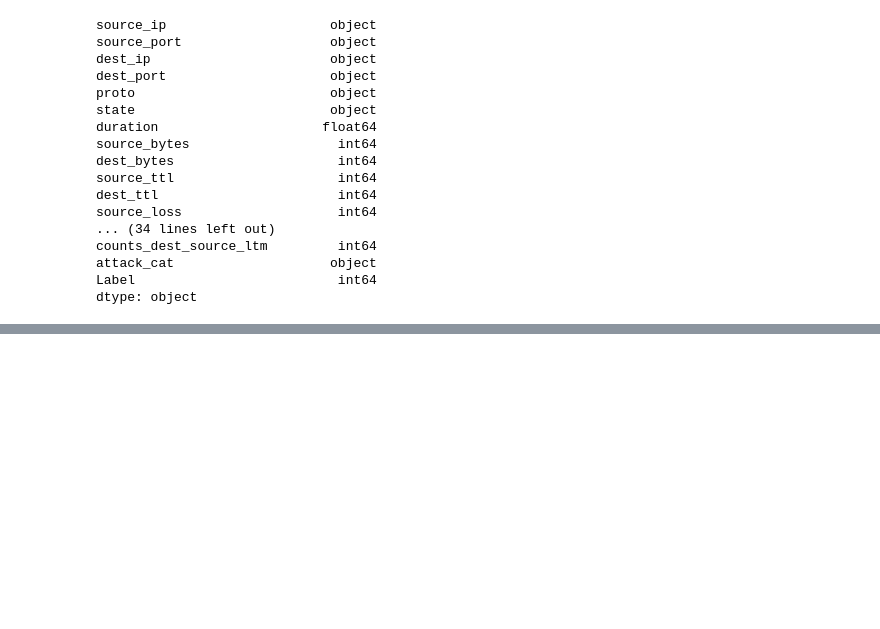
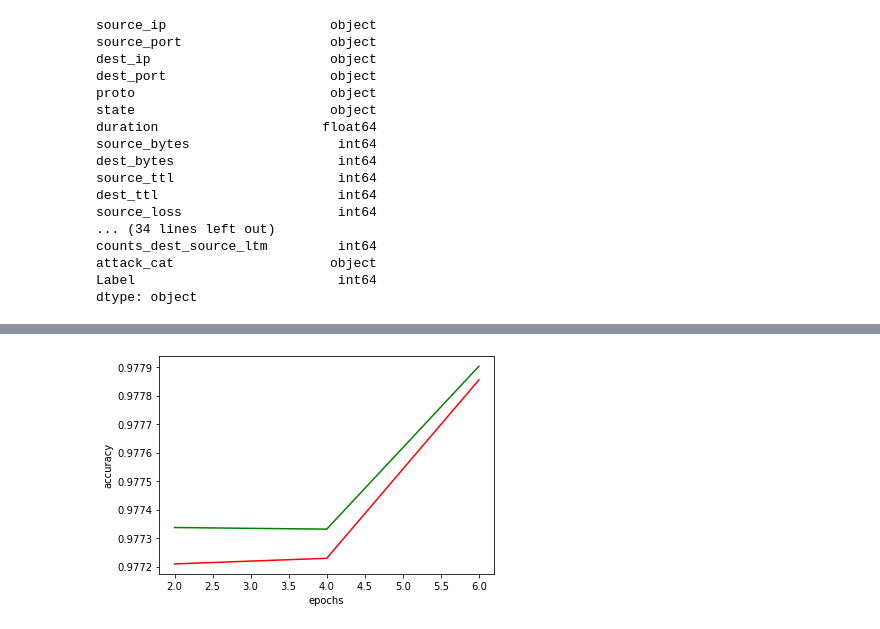
Before and after one commit to gabejg/DST-Assessment-04, a Jupyter notebook: Gabriel Grant/Assessment 04 V2.ipynb, the cells around one changed output, grey strips where cells are left out. Drawn from its saved outputs; the diff is of its cells as text; code cells hidden in the pictures; blank space fills up the shorter version.

```diff
--- a/Gabriel Grant/Assessment 04 V2.ipynb
+++ b/Gabriel Grant/Assessment 04 V2.ipynb
@@ -485,0 +574,2 @@ df['attack_cat_int'] = df['attack_cat'].map(ac_dict)
+# %%
+X_train, X_test, Y_train, Y_test = train_test_split(X_scaled, Y, test_size = 0.1, random_state = 10)
@@ -485,0 +620,5 @@ df['attack_cat_int'] = df['attack_cat'].map(ac_dict)
+# %%
+model = Sequential()
+model.add(Dense(24, input_dim=X_train.shape[1], activation='elu'))
+model.add(Dense(10, activation='softmax'))
+model.compile(loss=keras.losses.SparseCategoricalCrossentropy(), optimizer='adam', metrics=['accuracy'])
@@ -485,0 +640,29 @@ df['attack_cat_int'] = df['attack_cat'].map(ac_dict)
+# %%
+def compile_fit(model, max_epochs, step_size):
+
+    model.compile(loss=keras.losses.SparseCategoricalCrossentropy(), optimizer='adam', metrics=['accuracy'])
+
+    model.summary()
+
+    epochs_list=list()
+    trainacc=list()
+    testacc=list()
+
+    epochs = 0
+
+    for i in range(0, int(max_epochs / step_size)):
+
+        print("epoch : " + str(epochs))
+
+        model.fit(X_train, Y_train, epochs=step_size, batch_size=256, validation_data=(X_test, Y_test))
+        trainscores = model.evaluate(X_train, Y_train)
+        testscores = model.evaluate(X_test, Y_test)
+
+        trainacc.append(trainscores[1])
+        testacc.append(testscores[1])
+        epochs = epochs + step_size
+        epochs_list.append(epochs)
+
+    return epochs_list, trainacc, testacc
+# %%
+epochs, trainacc, testacc = compile_fit(model, 6,2)
@@ -485,0 +687,8 @@ df['attack_cat_int'] = df['attack_cat'].map(ac_dict)
+# %%
+plt.plot(epochs, trainacc, color = 'g', label='training accuracy')
+plt.plot(epochs, testacc, color = 'r', label='test accuracy')
+plt.xlabel('epochs')
+plt.ylabel('accuracy')
+plt.show()
+# %% [output]
+[figure, added]
```
Also changed, not shown: parts of 22 cells of this notebook, 6 other files.
